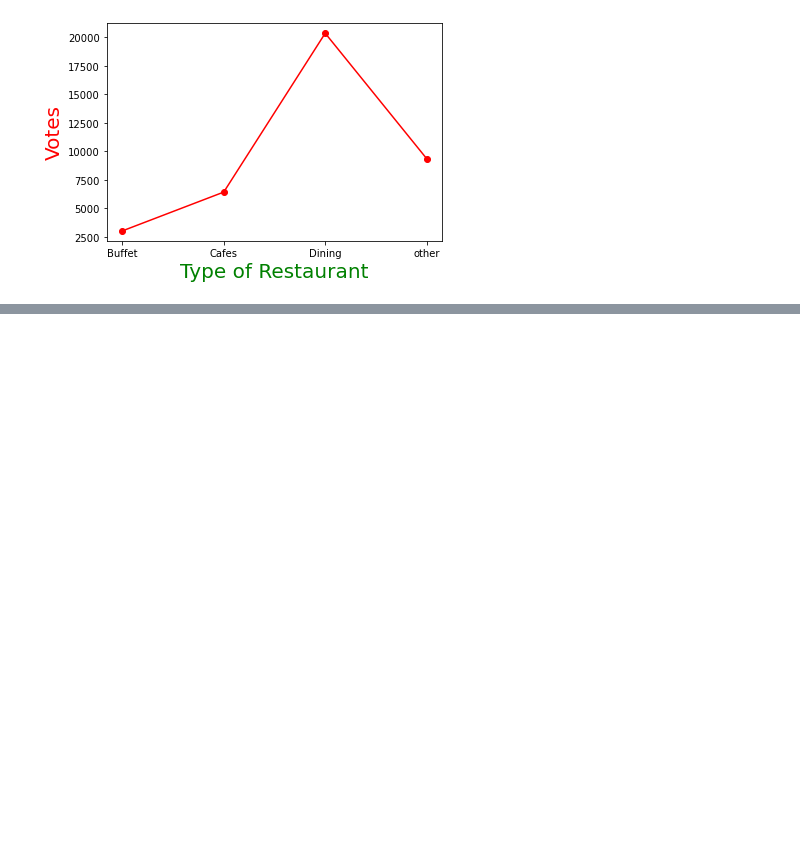
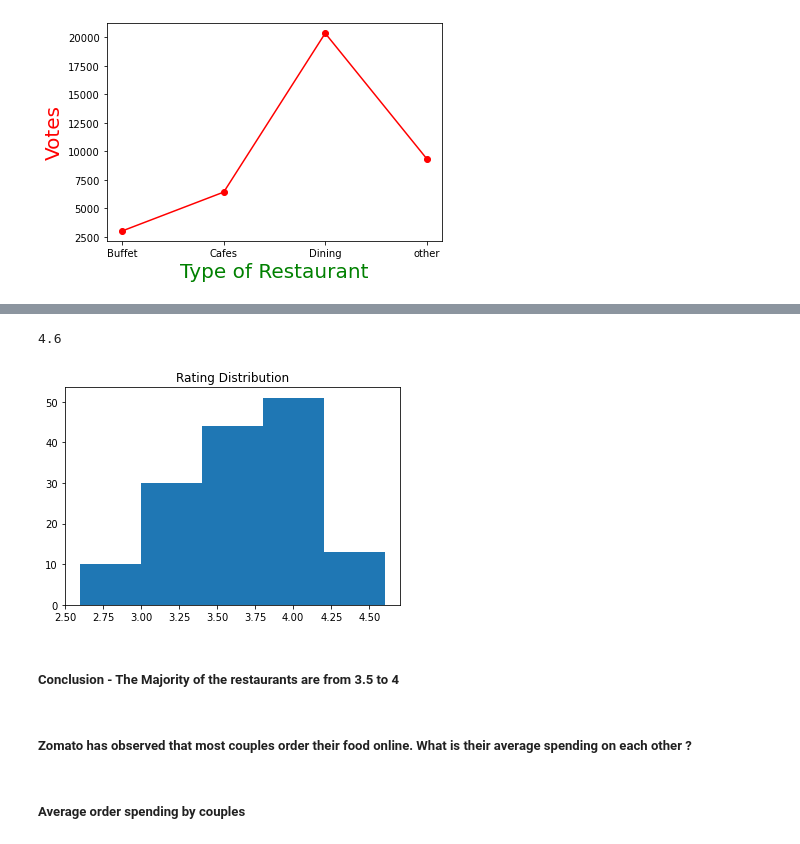
Before and after one commit to himabindu79/Zomato-Data-Analysis, a Jupyter notebook: Zomato_Data_Analaysis.ipynb, the cells around one changed output, grey strips where cells are left out. Cells and saved outputs as stored; diff of their text form; code cells hidden in the pictures; blank space fills up the shorter version.

```diff
--- a/Zomato_Data_Analaysis.ipynb
+++ b/Zomato_Data_Analaysis.ipynb
@@ -252,0 +269,16 @@ Text(0, 0.5, 'Votes')
+# %%
+df['rate'].max()
+# %% [output]
+4.6
+# %%
+plt.hist(df['rate'], bins = 5)
+plt.title("Rating Distribution")
+plt.show()
+# %% [output]
+[figure, added]
+# %% [markdown]
+##### Conclusion - The Majority of the restaurants are from 3.5 to 4
+# %% [markdown]
+##### Zomato has observed that most couples order their food online. What is their average spending on each other ?
+# %% [markdown]
+##### Average order spending by couples
```
Also changed, not shown: parts of 15 cells of this notebook.
